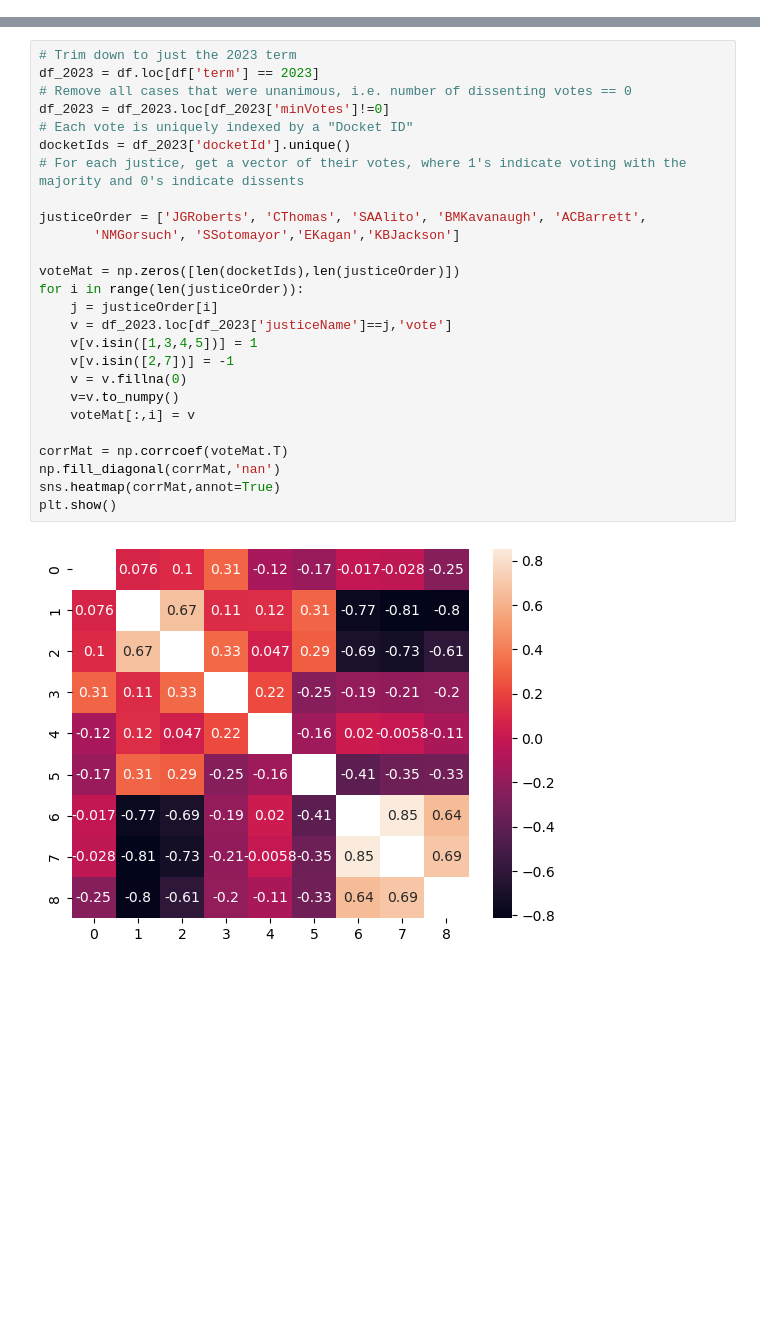
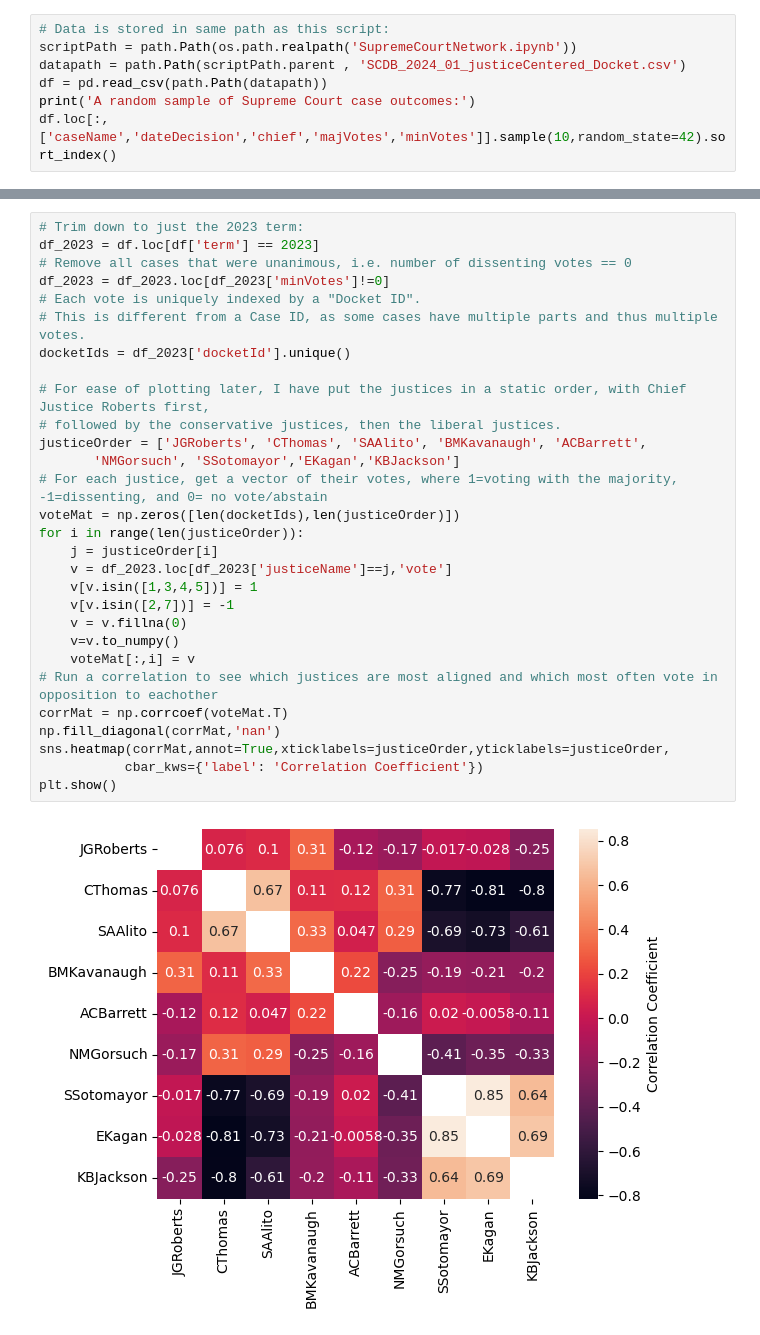
Before and after one commit to ghpetty/sc_datavis, a Jupyter notebook: SupremeCourtNetwork.ipynb, the cells around one changed output, grey strips where cells are left out. Saved outputs shown, nothing was run; the diff lists cells and outputs as text; blank space fills up the shorter version.

Commit message:
Reorganizing cell order and improving documentation.

```diff
--- a/SupremeCourtNetwork.ipynb
+++ b/SupremeCourtNetwork.ipynb
@@ -26,0 +14,7 @@ df.head()
+# %%
+# Data is stored in same path as this script:
+scriptPath = path.Path(os.path.realpath('SupremeCourtNetwork.ipynb'))
+datapath = path.Path(scriptPath.parent , 'SCDB_2024_01_justiceCentered_Docket.csv')
+df = pd.read_csv(path.Path(datapath))
+print('A random sample of Supreme Court case outcomes:')
+df.loc[:,['caseName','dateDecision','chief','majVotes','minVotes']].sample(10,random_state=42).sort_index()
@@ -49,28 +65,31 @@ For our purposes we will lump all concurrences together and all dissents togethe
 # %%
-# Trim down to just the 2023 term
+# Trim down to just the 2023 term:
 df_2023 = df.loc[df['term'] == 2023]
 # Remove all cases that were unanimous, i.e. number of dissenting votes == 0
 df_2023 = df_2023.loc[df_2023['minVotes']!=0]
-# Each vote is uniquely indexed by a "Docket ID"
+# Each vote is uniquely indexed by a "Docket ID".
+# This is different from a Case ID, as some cases have multiple parts and thus multiple votes.
 docketIds = df_2023['docketId'].unique()
-# For each justice, get a vector of their votes, where 1's indicate voting with the majority and 0's indicate dissents
 
+# For ease of plotting later, I have put the justices in a static order, with Chief Justice Roberts first,
+# followed by the conservative justices, then the liberal justices.
 justiceOrder = ['JGRoberts', 'CThomas', 'SAAlito', 'BMKavanaugh', 'ACBarrett',
        'NMGorsuch', 'SSotomayor','EKagan','KBJackson']
-
+# For each justice, get a vector of their votes, where 1=voting with the majority, -1=dissenting, and 0= no vote/abstain
 voteMat = np.zeros([len(docketIds),len(justiceOrder)])
 for i in range(len(justiceOrder)):
     j = justiceOrder[i]
     v = df_2023.loc[df_2023['justiceName']==j,'vote']
     v[v.isin([1,3,4,5])] = 1
     v[v.isin([2,7])] = -1
     v = v.fillna(0)
     v=v.to_numpy()
     voteMat[:,i] = v
-
+# Run a correlation to see which justices are most aligned and which most often vote in opposition to eachother
 corrMat = np.corrcoef(voteMat.T)
 np.fill_diagonal(corrMat,'nan')
-sns.heatmap(corrMat,annot=True)
+sns.heatmap(corrMat,annot=True,xticklabels=justiceOrder,yticklabels=justiceOrder,
+           cbar_kws={'label': 'Correlation Coefficient'})
 plt.show()
 # %% [output]
-[figure, old version]
+[figure, new version]
```
Also changed, not shown: parts of 19 cells of this notebook.
